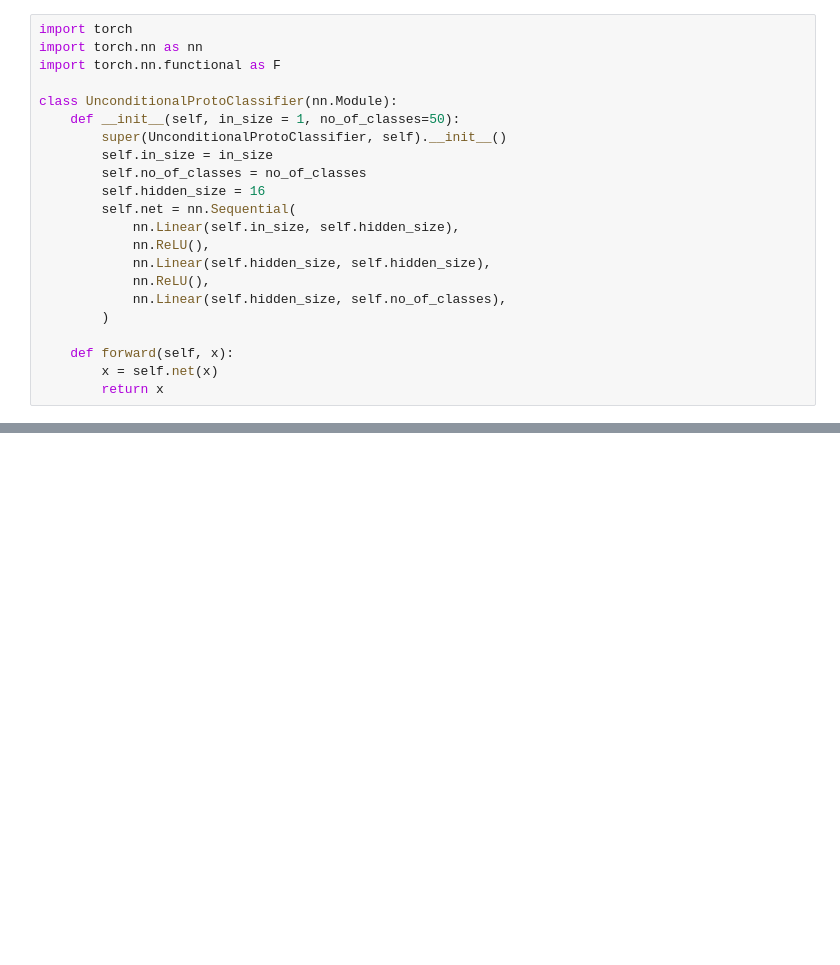
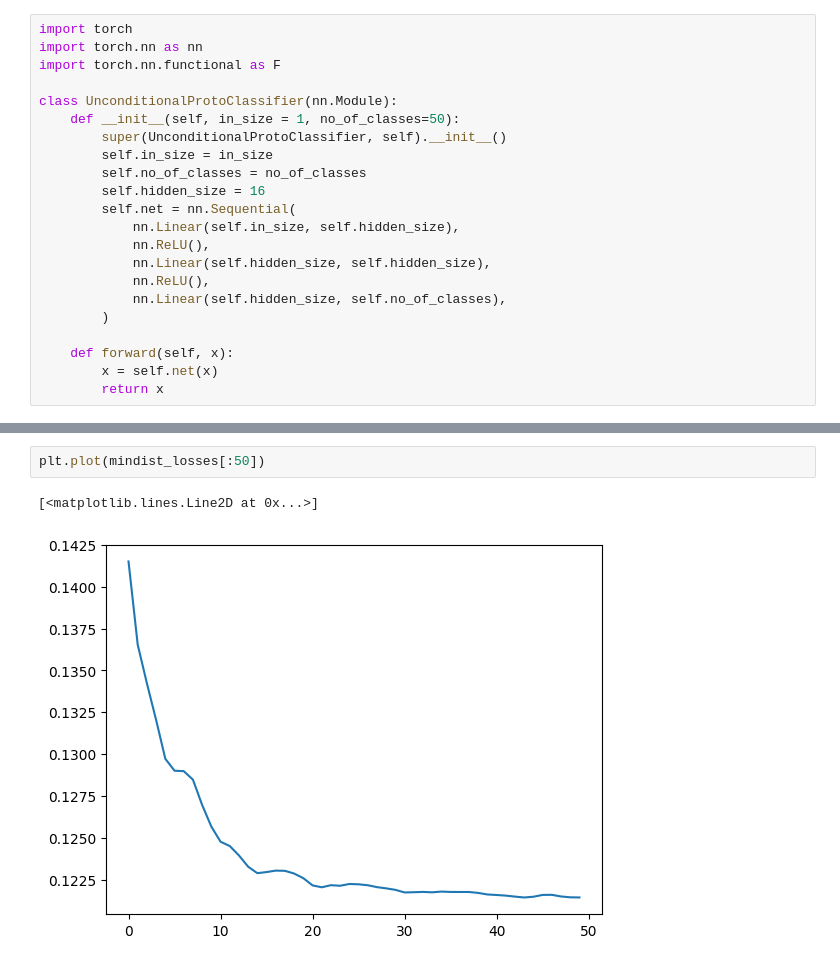
Before and after one commit to batuceng/max_quantile, a Jupyter notebook: 1d_prototypes_v2.ipynb, the cells around one changed output, grey strips where cells are left out. Cells and saved outputs as stored; diff of their text form; blank space fills up the shorter version.

```diff
--- a/1d_prototypes_v2.ipynb
+++ b/1d_prototypes_v2.ipynb
@@ -347,0 +358,5 @@ Text(0.5, 1.0, 'Area under line :77.6%')
+# %%
+plt.plot(mindist_losses[:50])
+# %% [output]
+[<matplotlib.lines.Line2D at 0x...>]
+[figure, added]
```
Also changed, not shown: parts of 8 cells of this notebook.
